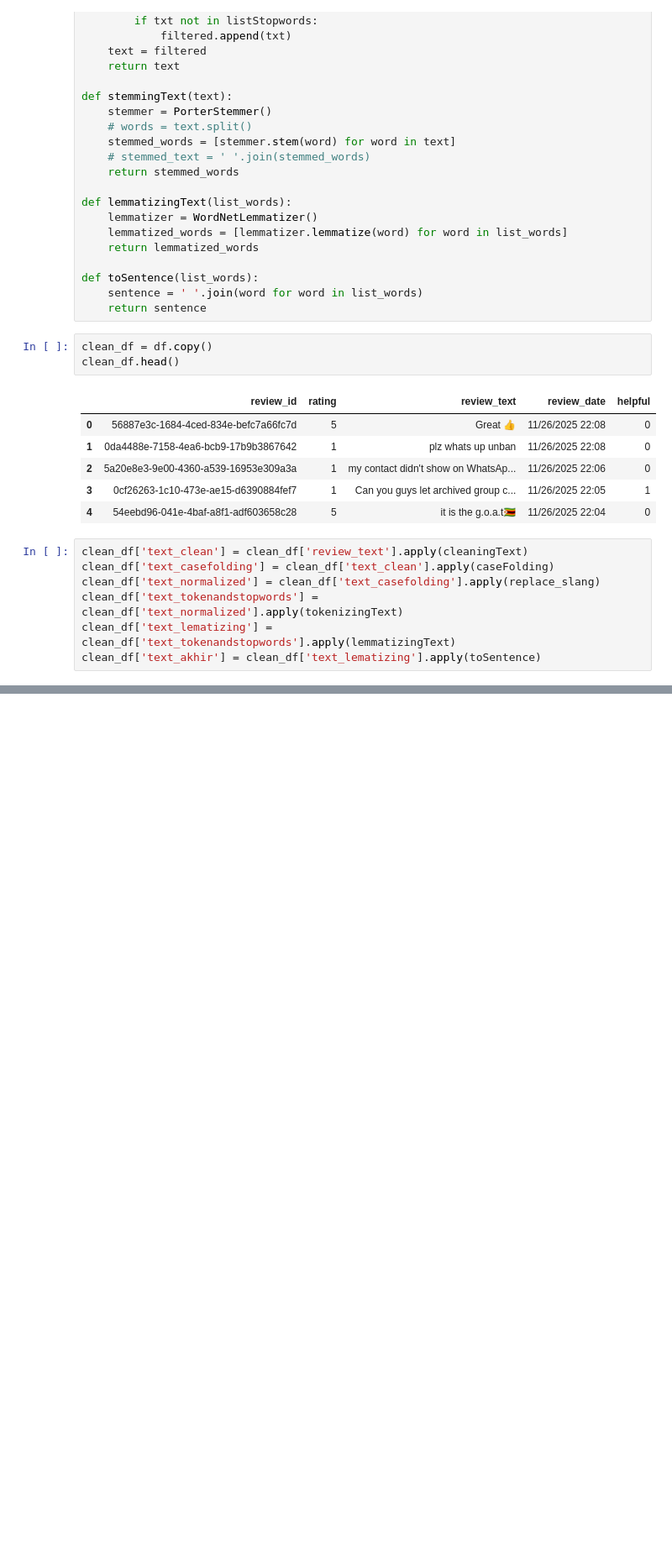
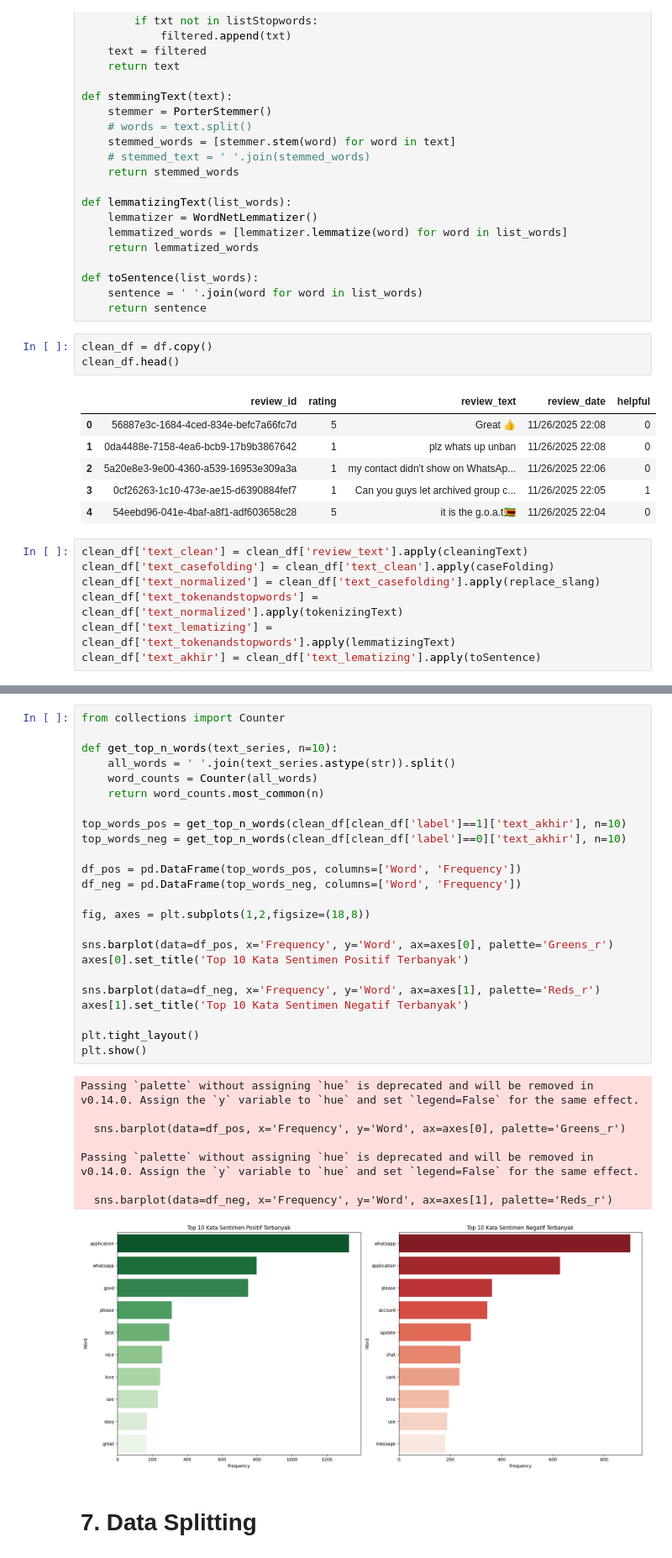
Before and after one commit to ReynardAdimas/SMSML_Reynard-Adimas-Nabil, a Jupyter notebook: preprocessing/Eksperimen_Reynard_Adimas_Nabil.ipynb, the cells around one changed output, grey strips where cells are left out. Shown at 84% size. Drawn from its saved outputs; the diff is of its cells as text; blank space fills up the shorter version.

```diff
--- a/preprocessing/Eksperimen_Reynard_Adimas_Nabil.ipynb
+++ b/preprocessing/Eksperimen_Reynard_Adimas_Nabil.ipynb
@@ -201,0 +260,35 @@ clean_df.head()
+# %%
+from collections import Counter
+
+def get_top_n_words(text_series, n=10):
+    all_words = ' '.join(text_series.astype(str)).split()
+    word_counts = Counter(all_words)
+    return word_counts.most_common(n)
+
+top_words_pos = get_top_n_words(clean_df[clean_df['label']==1]['text_akhir'], n=10)
+top_words_neg = get_top_n_words(clean_df[clean_df['label']==0]['text_akhir'], n=10)
+
+df_pos = pd.DataFrame(top_words_pos, columns=['Word', 'Frequency'])
+df_neg = pd.DataFrame(top_words_neg, columns=['Word', 'Frequency'])
+
+fig, axes = plt.subplots(1,2,figsize=(18,8))
+
+sns.barplot(data=df_pos, x='Frequency', y='Word', ax=axes[0], palette='Greens_r')
+axes[0].set_title('Top 10 Kata Sentimen Positif Terbanyak')
+
+sns.barplot(data=df_neg, x='Frequency', y='Word', ax=axes[1], palette='Reds_r')
+axes[1].set_title('Top 10 Kata Sentimen Negatif Terbanyak')
+
+plt.tight_layout()
+plt.show()
+# %% [output]
+Passing `palette` without assigning `hue` is deprecated and will be removed in v0.14.0. Assign the `y` variable to `hue` and set `legend=False` for the same effect.
+
+  sns.barplot(data=df_pos, x='Frequency', y='Word', ax=axes[0], palette='Greens_r')
+
+Passing `palette` without assigning `hue` is deprecated and will be removed in v0.14.0. Assign the `y` variable to `hue` and set `legend=False` for the same effect.
+
+  sns.barplot(data=df_neg, x='Frequency', y='Word', ax=axes[1], palette='Reds_r')
+[figure, added]
+# %% [markdown]
+# **7. Data Splitting**
```
Also changed, not shown: parts of 11 cells of this notebook, 2 other files.
